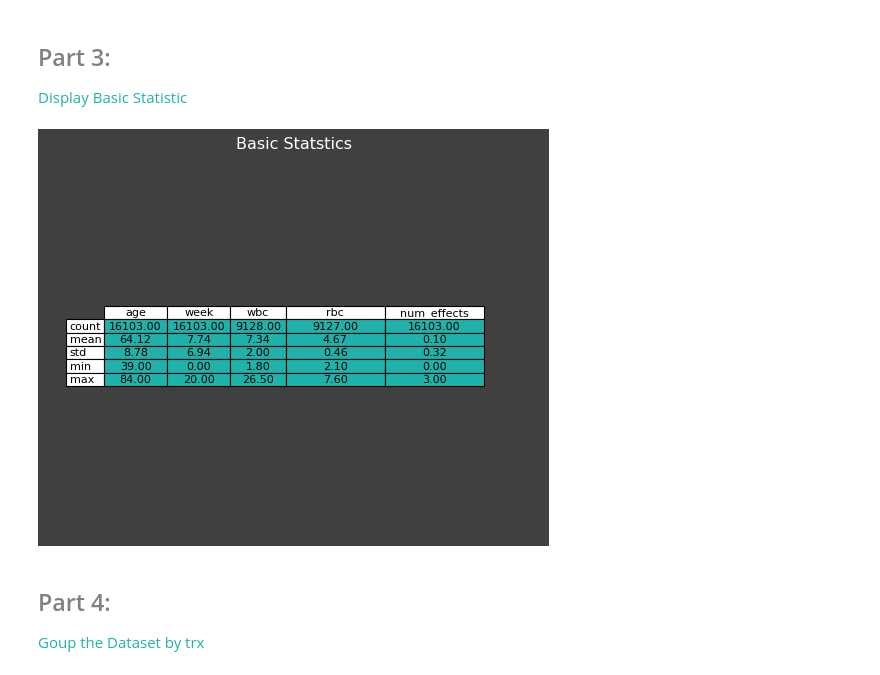
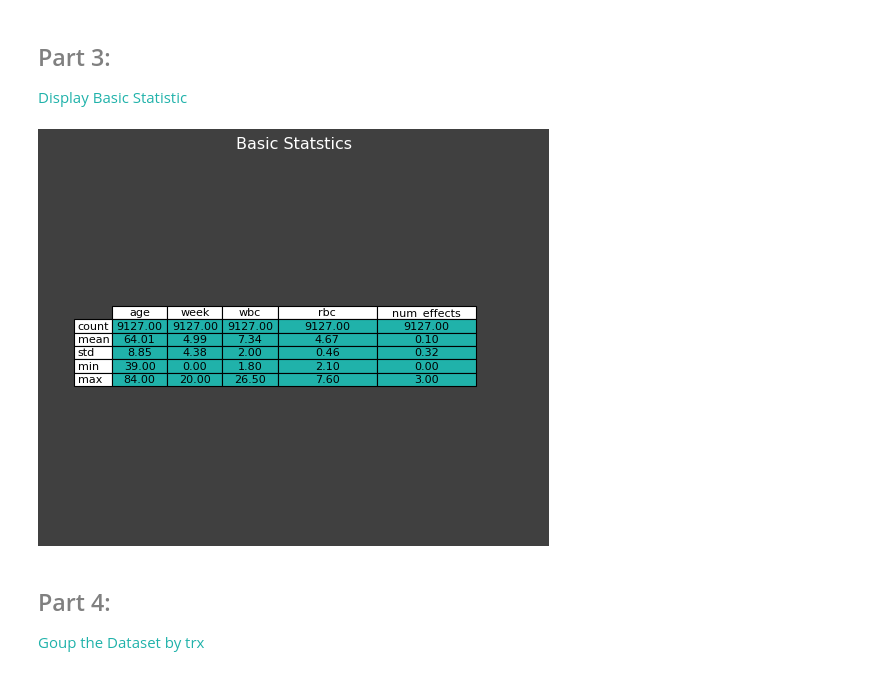
Before and after one commit to erfan-f/Data-Science-Course, a Jupyter notebook: CA0/Q3.ipynb, the cells around one changed output. Drawn from its saved outputs; the diff is of its cells as text; code cells hidden in the pictures.

```diff
--- a/CA0/Q3.ipynb
+++ b/CA0/Q3.ipynb
@@ -69,28 +53,30 @@ df.dropna()
+# %%
+df_cleaned = df.dropna()
 # %% [markdown]
 ## <span style="color: #808080;">Part 3:</span>
 <font color="#20B2AA">Display Basic Statistic</font>
 # %%
-desc_df = df.describe().map(lambda x: f"{x:.2f}")
+desc_df = df_cleaned.describe().map(lambda x: f"{x:.2f}")
 
 dropped_desc_df = desc_df.drop(['25%', '50%', '75%'])
 
 plt.style.use("classic")
 fig, ax = plt.subplots(figsize=(8, 6))
 ax.axis('off')
 fig.patch.set_facecolor('#404040')
 
 column_labels = dropped_desc_df.columns.values
 raw_labels = dropped_desc_df.index.values
 table = ax.table(cellText=dropped_desc_df.values, colLabels=column_labels, rowLabels=raw_labels,
             cellLoc='center', loc='center', cellColours=[["#20B2AA"]*5]*5)
 
 table.set_fontsize(10)
 table.auto_set_column_width([0,1,2])
 
 plt.title("Basic Statstics", color='white')
 plt.show()
 # %% [output]
-[figure, old version]
+[figure, new version]
 # %% [markdown]
 ## <span style="color: #808080;">Part 4:</span>
 <font color="#20B2AA">Goup the Dataset by trx </font>
```
Also changed, not shown: parts of 5 cells of this notebook, 1 other file.
